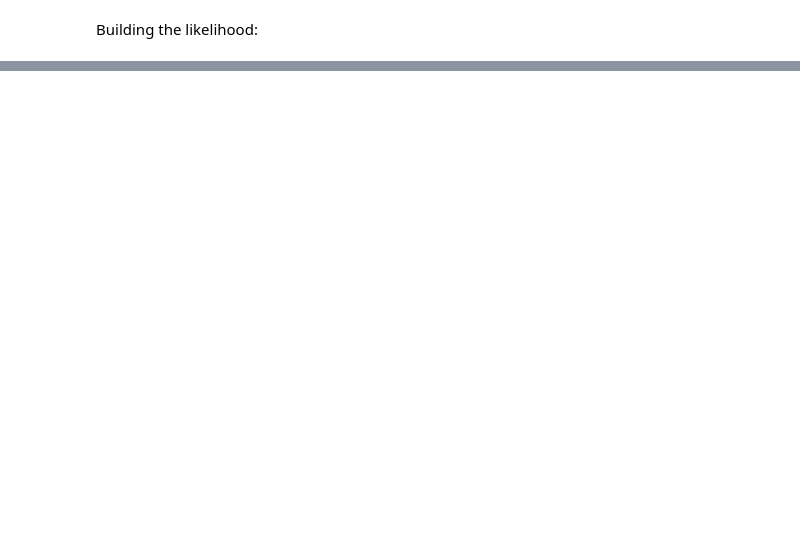
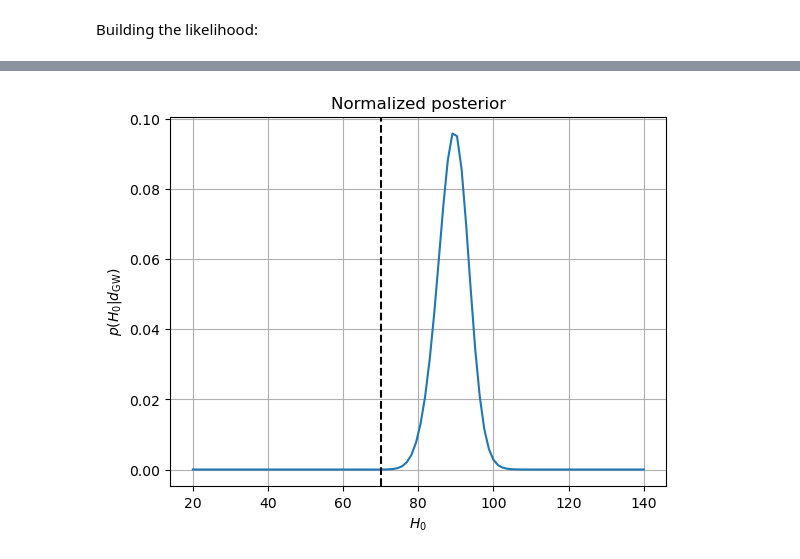
Before and after one commit to binado/standard-sirens, a Jupyter notebook: src/simplified_likelihood.ipynb, the cells around one changed output, grey strips where cells are left out. Saved outputs shown, nothing was run; the diff lists cells and outputs as text; code cells hidden in the pictures; blank space fills up the shorter version.

```diff
--- a/src/simplified_likelihood.ipynb
+++ b/src/simplified_likelihood.ipynb
@@ -119,0 +124,14 @@ plt.show()
+# %%
+n_z = 100
+z_min = min([np.min(z_gal_i) for z_gal_i in z_gal])
+z = np.linspace(z_min, z_max, n_z)
+full_likelihood, _ = DrawnGWFullLikelihood(fiducial_H0=fiducial_H0).likelihood(gw_dl_array, H0_array, z, z_gal, n_dir=n_dir)
+plt.plot(H0_array, full_likelihood)
+plt.axvline(fiducial_H0, ls='--', c='k')
+plt.grid()
+plt.title("Normalized posterior")
+plt.xlabel(r"$H_0$")
+plt.ylabel(r"$p(H_0 | d_\text{GW})$")
+plt.show()
+# %% [output]
+[figure, added]
```
Also changed, not shown: parts of 7 cells of this notebook.
